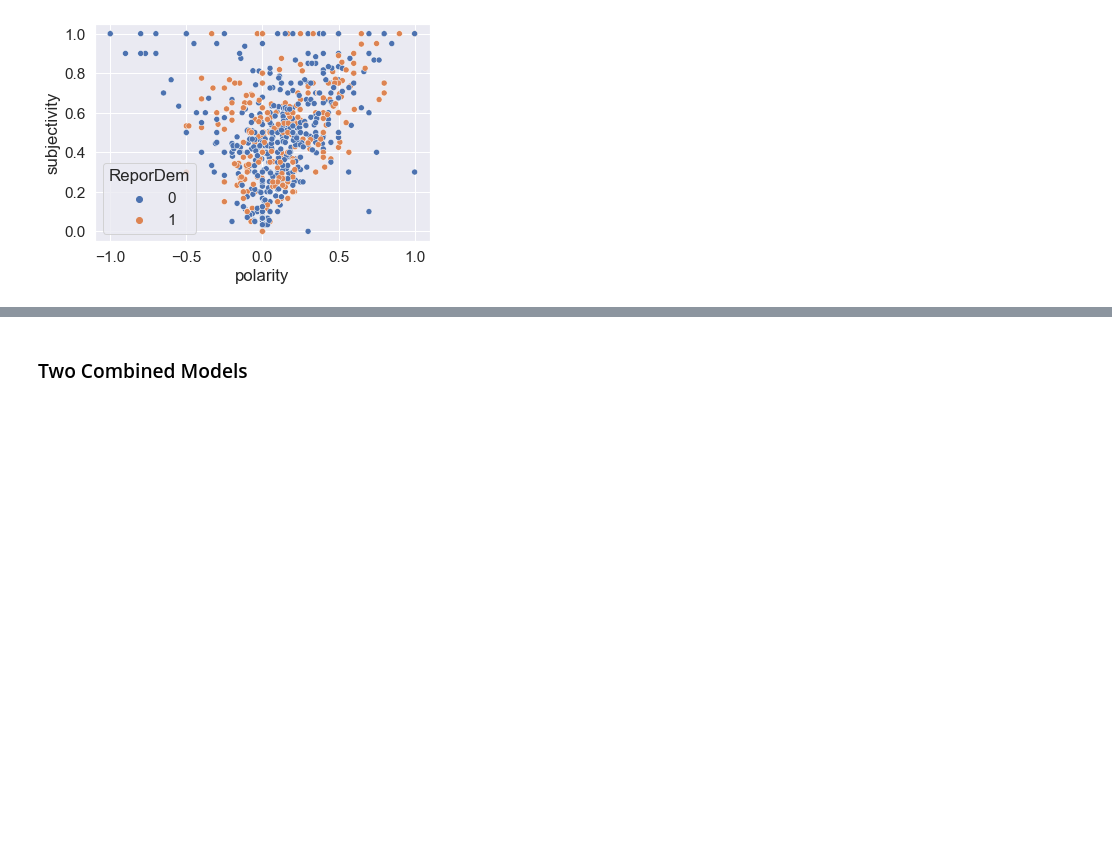
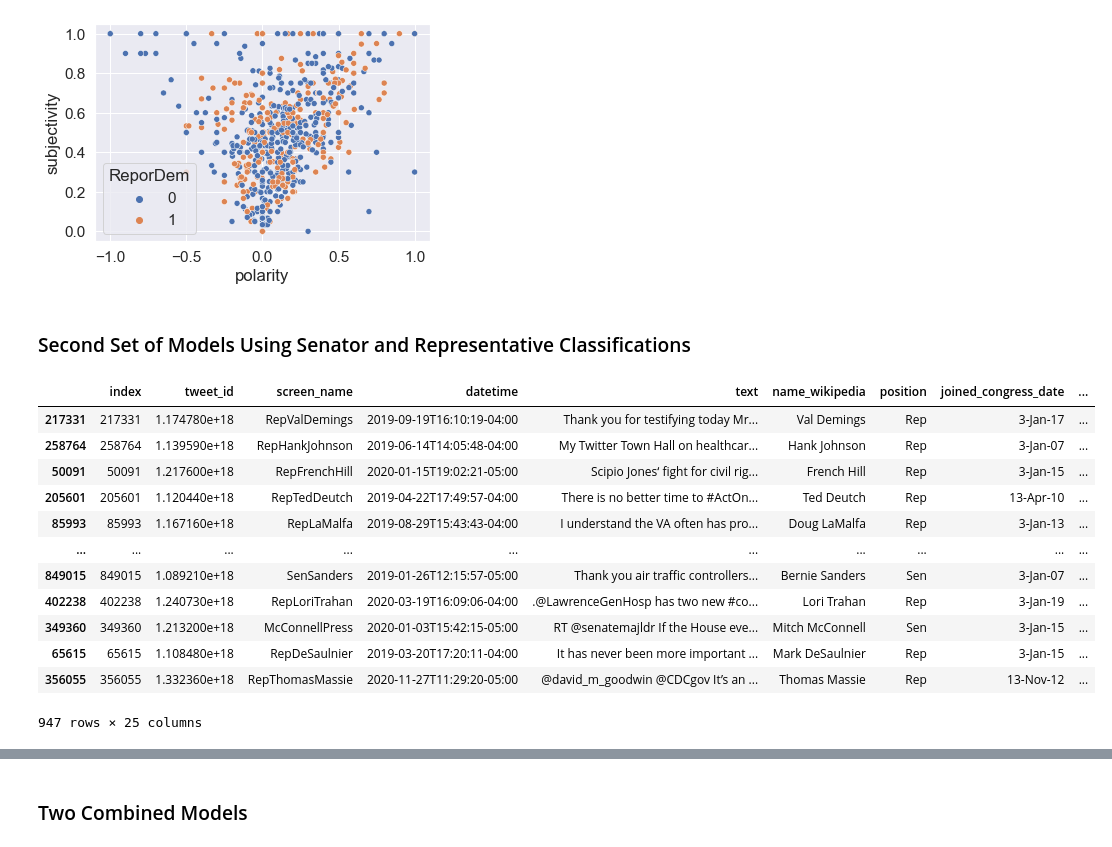
Before and after one commit to shrutibathia/project5, a Jupyter notebook: Project 5 Group 3.ipynb, the cells around one changed output, grey strips where cells are left out. Saved outputs shown, nothing was run; the diff lists cells and outputs as text; code cells hidden in the pictures; blank space fills up the shorter version.

```diff
--- a/Project 5 Group 3.ipynb
+++ b/Project 5 Group 3.ipynb
@@ -855,3 +861,5 @@ sns.scatterplot(x = congress_tweets['polarity'], y = congress_tweets['subjectivi
 # %% [output]
 <AxesSubplot:xlabel='polarity', ylabel='subjectivity'>
 [figure]
+# %% [markdown]
+### Second Set of Models Using Senator and Representative Classifications
@@ -857,0 +889,17 @@ sns.scatterplot(x = congress_tweets['polarity'], y = congress_tweets['subjectivi
+# %%
+##here I am checking to make sure that "SenorRep" did what I needed it to do for the classification process
+congress_tweets
+# %% [output]
+|  | index | tweet_id | screen_name | datetime | text | name_wikipedia | position | joined_congress_date | ... |
+| 217331 | 217331 | 1.174780e+18 | RepValDemings | 2019-09-19T16:10:19-04:00 | Thank you for testifying today Mr... | Val Demings | Rep | 3-Jan-17 | ... |
+| 258764 | 258764 | 1.139590e+18 | RepHankJohnson | 2019-06-14T14:05:48-04:00 | My Twitter Town Hall on healthcar... | Hank Johnson | Rep | 3-Jan-07 | ... |
+| 50091 | 50091 | 1.217600e+18 | RepFrenchHill | 2020-01-15T19:02:21-05:00 | Scipio Jones‘ fight for civil rig... | French Hill | Rep | 3-Jan-15 | ... |
+| 205601 | 205601 | 1.120440e+18 | RepTedDeutch | 2019-04-22T17:49:57-04:00 | There is no better time to #ActOn... | Ted Deutch | Rep | 13-Apr-10 | ... |
+| 85993 | 85993 | 1.167160e+18 | RepLaMalfa | 2019-08-29T15:43:43-04:00 | I understand the VA often has pro... | Doug LaMalfa | Rep | 3-Jan-13 | ... |
+| ... | ... | ... | ... | ... | ... | ... | ... | ... | ... |
+| 849015 | 849015 | 1.089210e+18 | SenSanders | 2019-01-26T12:15:57-05:00 | Thank you air traffic controllers... | Bernie Sanders | Sen | 3-Jan-07 | ... |
+| 402238 | 402238 | 1.240730e+18 | RepLoriTrahan | 2020-03-19T16:09:06-04:00 | .@LawrenceGenHosp has two new #co... | Lori Trahan | Rep | 3-Jan-19 | ... |
+| 349360 | 349360 | 1.213200e+18 | McConnellPress | 2020-01-03T15:42:15-05:00 | RT @senatemajldr If the House eve... | Mitch McConnell | Sen | 3-Jan-15 | ... |
+| 65615 | 65615 | 1.108480e+18 | RepDeSaulnier | 2019-03-20T17:20:11-04:00 | It has never been more important ... | Mark DeSaulnier | Rep | 3-Jan-15 | ... |
+| 356055 | 356055 | 1.332360e+18 | RepThomasMassie | 2020-11-27T11:29:20-05:00 | @david_m_goodwin @CDCgov It’s an ... | Thomas Massie | Rep | 13-Nov-12 | ... |
+947 rows × 25 columns
```
Also changed, not shown: parts of 7 cells of this notebook.
